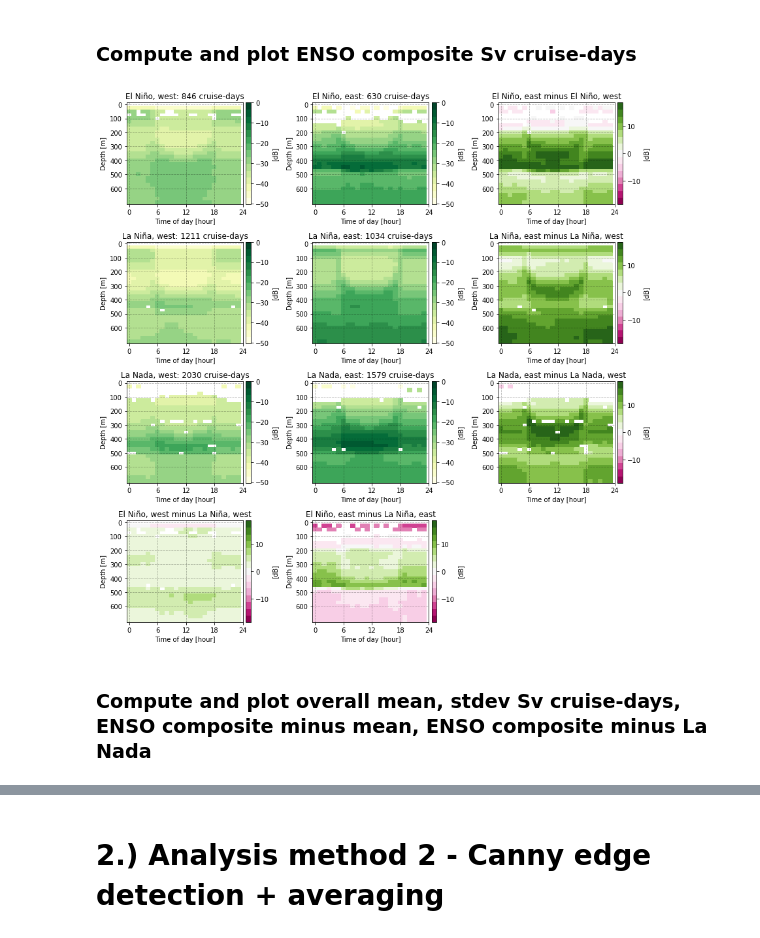
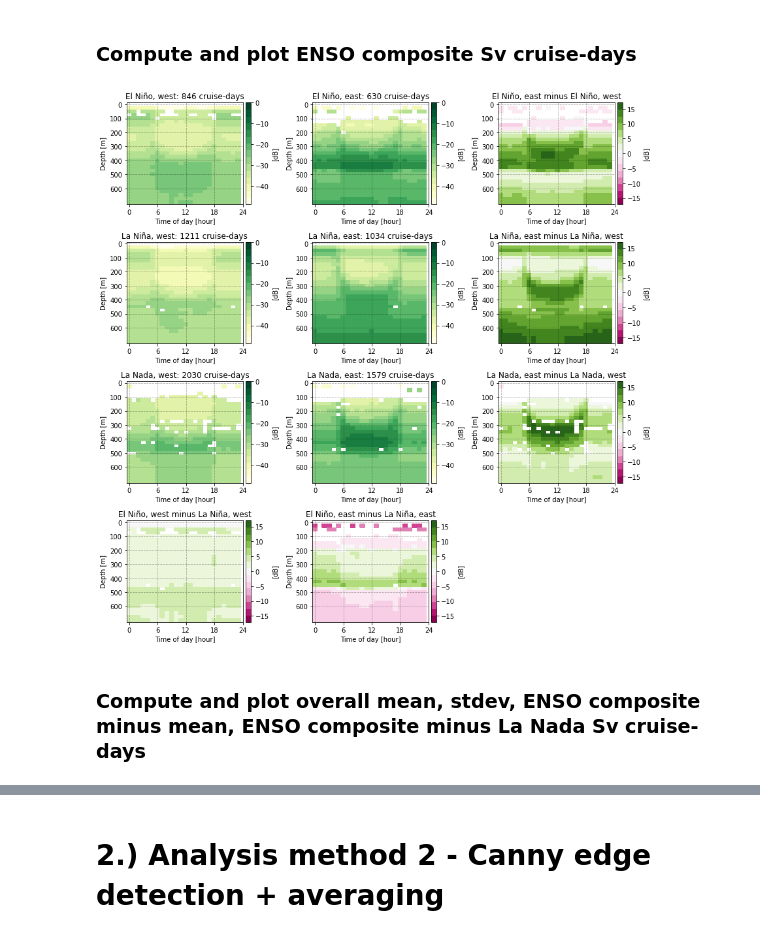
Before and after one commit to shirleyswirley/acoustic-variability, a Jupyter notebook: clean_version/python/adcp_main.ipynb, the cells around one changed output, grey strips where cells are left out. Cells and saved outputs as stored; diff of their text form; code cells hidden in the pictures.

Commit message:
final touches to clean up adcp_main.ipynb

```diff
--- a/clean_version/python/adcp_main.ipynb
+++ b/clean_version/python/adcp_main.ipynb
@@ -29,7 +29,7 @@ import xarray as xr
 dpath = '/opt/acoustic-variability/data/'
 # %%
 # - Set saved out figure path
-figpath = '/opt/acoustic-variability/clean_version/figures/'
+figpath = '/opt/acoustic-variability/clean_version/figures/between20Nand20S/'
 # %%
 warnings.filterwarnings('ignore')
 # %% [markdown]
@@ -98,8 +99,8 @@ print('# Tropical Pacific files:',len(fnamesnow))
 # Divide Tropical Pacific into east and west + further decide on files to keep + standard depths
 # %%
 pg_thresh = 0 # % good pings threshold (get rid of pts w/ pg<pg_thresh)
-lat_nmost = 10
-lat_smost = -10
+lat_nmost = 20
+lat_smost = -20
 lon_w_wmost = 100 # 100 = 100E
 lon_w_emost = 190 # 190 = 150W
 lon_e_wmost = 220 # 220 = 140W
@@ -107,7 +108,8 @@ lon_e_emost = 285 # 190 = 75W
 std_depths = np.arange(0,1000+25,25)
 timemin = dfnow['cruise_beg_date'].min()
 timemax = dfnow['cruise_beg_date'].max()
-eqpacncfoldername = 'eqpac_Sv_ncfiles_v2/' # folder within data to save generated east-west Sv cruise-day nc files to
+eqpacncfoldername = 'eqpac_Sv_ncfiles_v1/'
+# eqpacncfoldername is folder within data dir to save generated nc files to
 # %% [markdown]
 # Plot Tropical Pacific cruises + east/west division boundaries
 # %%
@@ -229,7 +231,7 @@ if plotensoidx==1:
 # - Set the below to 0 if compiled Sv cruise-day nc files
 # don't yet exist for the east-west areas you've defined;
 # set to 1 if these nc files do already exist
-loadSvcd = 1
+loadSvcd = 0
 # %%
 if loadSvcd==0:
 
@@ -398,6 +382,9 @@ if loadSvcd==1:
     Svcd_raw_naw_xr = xr.open_dataarray(dpath+eqpacncfoldername+'jasadcp_Sv_cruise_day_la_nada_WEP.nc')
     Svcd_raw_nae_xr = xr.open_dataarray(dpath+eqpacncfoldername+'jasadcp_Sv_cruise_day_la_nada_EEP.nc')
     Svcd_raw_all_xr = [Svcd_raw_enw_xr, Svcd_raw_ene_xr, Svcd_raw_lnw_xr, Svcd_raw_lne_xr, Svcd_raw_naw_xr, Svcd_raw_nae_xr]
+    Svcd_icd = 6*[None]
+    for imat in range(0,len(Svcd_raw_all_xr)):
+        Svcd_icd[imat] = Svcd_raw_all_xr[imat].shape[2]
 # %% [markdown]
 # 1.) Analysis method 1 - Averaging
 # %% [markdown]
@@ -411,7 +398,7 @@ for imat in range(0,len(Svcd_raw_all_xr)):
         depth=np.arange(0,29)).mean(dim='cruise_day')
 
 # - Define plot parameters
-Svcd_raw_xrnow = [Svcd_raw_enw_xr, Svcd_raw_ene_xr, Svcd_raw_lnw_xr,
+Svcd_xrnow = [Svcd_raw_enw_xr, Svcd_raw_ene_xr, Svcd_raw_lnw_xr,
                   Svcd_raw_lne_xr, Svcd_raw_naw_xr, Svcd_raw_nae_xr]
 plottitlesnow = ['El Niño, west', 'El Niño, east', 'La Niña, west',
                  'La Niña, east', 'La Nada, west', 'La Nada, east']
@@ -463,36 +450,36 @@ for yax in np.arange(0,3):
                    vmin=-vminmaxnow, vmax=vminmaxnow, cmap=divcmapnow,
                    cbar_kwargs={'pad': 0.02, 'label': '[dB]'})
     axes[yax][xax+1].set_xlabel('Time of day [hour]')
     axes[yax][xax+1].set_ylabel('Depth [m]')
     axes[yax][xax+1].set_title(plottitlesnow[isp+1] + ' minus ' + plottitlesnow[isp])
     axes[yax][xax+1].grid(linestyle=gridls, color=gridcolor, alpha=gridalpha)
     axes[yax][xax+1].set_xticks(xticksnow)
     axes[yax][xax+1].set_yticks(yticksnow)
     isp += 2
 
 # - Compute and plot LN minus EN mean Svcd xsecs (bottom row of subplots)
 isp = 0
 for xax in np.arange(0,2):
     Svdiffnow = Svcd_mean_all[isp]-Svcd_mean_all[isp+2]
     Svdiffnow.plot(ax=axes[yax+1][xax], y='depth', yincrease=False,
                    vmin=-vminmaxnow, vmax=vminmaxnow, cmap=divcmapnow,
                    cbar_kwargs={'pad': 0.02, 'label': '[dB]'})
     axes[yax+1][xax].set_xlabel('Time of day [hour]')
     axes[yax+1][xax].set_ylabel('Depth [m]')
     axes[yax+1][xax].set_title(plottitlesnow[isp] + ' minus ' + plottitlesnow[isp+2])
     axes[yax+1][xax].grid(linestyle=gridls, color=gridcolor, alpha=gridalpha)
     axes[yax+1][xax].set_xticks(xticksnow)
     axes[yax+1][xax].set_yticks(yticksnow)
     isp += 1
 axes[3,2].axis('off')
 
 fig.tight_layout()
 fig.savefig(figpath + 'JASADCP_Tropical_Pacific_cruises_Svcd_raw_ENSO_avgs.png',
             bbox_inches='tight', pad_inches = 0, dpi = 300)
 # %% [output]
-[figure, old version]
+[figure, new version]
 # %% [markdown]
-### Compute and plot overall mean, stdev Sv cruise-days, ENSO composite minus mean, ENSO composite minus La Nada
+### Compute and plot overall mean, stdev, ENSO composite minus mean, ENSO composite minus La Nada Sv cruise-days
 # %%
 Svcd_mean_w = (Svcd_raw_enw_xr.mean(dim='cruise_day')*Svcd_icd[0] + \
                 Svcd_raw_lnw_xr.mean(dim='cruise_day')*Svcd_icd[2] + \
```
Also changed, not shown: parts of 26 cells of this notebook, 13 other files.
